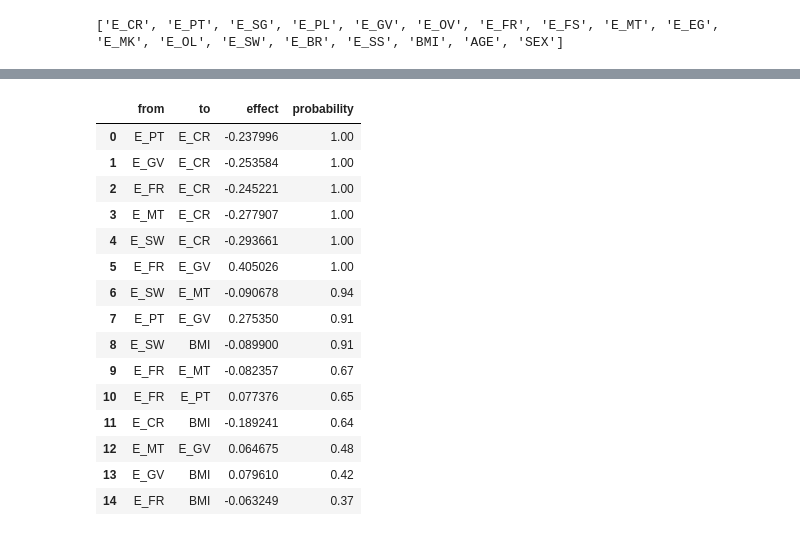
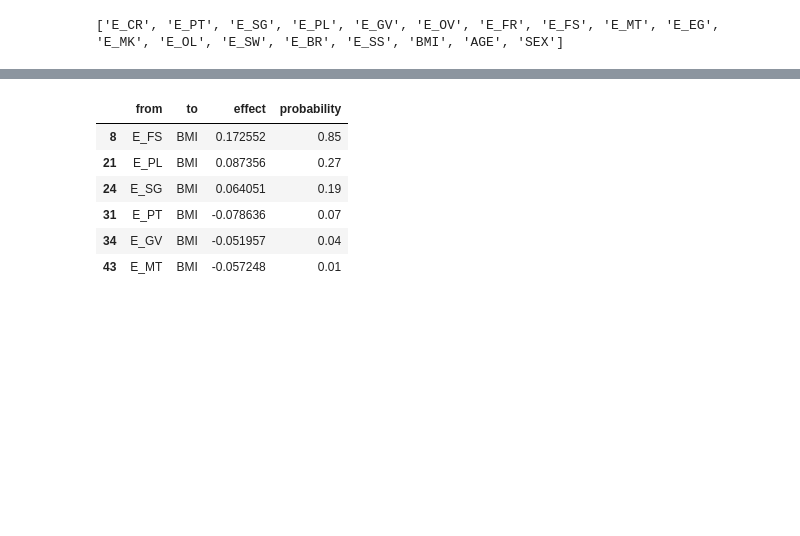
Before and after one commit to Shi-raishi/Graduation-research, a Jupyter notebook: nutr_ratio__all_data.ipynb, the cells around one changed output, grey strips where cells are left out. Drawn from its saved outputs; the diff is of its cells as text; code cells hidden in the pictures; blank space fills up the shorter version.

```diff
--- a/nutr_ratio__all_data.ipynb
+++ b/nutr_ratio__all_data.ipynb
@@ -438,14 +440,14 @@ print(values_dataframe_cleaned.columns.tolist())
 # %% [output]
 ['E_CR', 'E_PT', 'E_SG', 'E_PL', 'E_GV', 'E_OV', 'E_FR', 'E_FS', 'E_MT', 'E_EG', 'E_MK', 'E_OL', 'E_SW', 'E_BR', 'E_SS', 'BMI', 'AGE', 'SEX']
 # %%
-# 変数を指定するリスト(その他野菜、油脂類、果実類を削除)
-selected_variables = ['E_CR', 'E_PT', 'E_GV', 'E_FR', 'E_MT', 'E_SW', 'BMI']
+# 変数を指定するリスト
+selected_variables = ['E_CR', 'E_PT', 'E_SG', 'E_PL', 'E_GV', 'E_FS', 'E_MT',  'BMI']
 # 使用する変数を確認
 df = values_dataframe_cleaned[selected_variables]
 # 0data削除
 df_filtered = df[(df != 0).all(axis=1)]
 # LiNGAM
-dot,causal_df = LiNGAM(df_filtered,'nutr_ratio_all_data')
+dot,causal_df = LiNGAM(df_filtered,'nutr_ratio_all_data_8Var')
 dot
 # %% [output]
 因果の順番
@@ -472,19 +471,10 @@ dot
-# %%
-causal_df.head(15)
-# %% [output]
-|  | from | to | effect | probability |
-| 0 | E_PT | E_CR | -0.237996 | 1.00 |
-| 1 | E_GV | E_CR | -0.253584 | 1.00 |
-| 2 | E_FR | E_CR | -0.245221 | 1.00 |
-| 3 | E_MT | E_CR | -0.277907 | 1.00 |
-| 4 | E_SW | E_CR | -0.293661 | 1.00 |
-| 5 | E_FR | E_GV | 0.405026 | 1.00 |
-| 6 | E_SW | E_MT | -0.090678 | 0.94 |
-| 7 | E_PT | E_GV | 0.275350 | 0.91 |
-| 8 | E_SW | BMI | -0.089900 | 0.91 |
-| 9 | E_FR | E_MT | -0.082357 | 0.67 |
-| 10 | E_FR | E_PT | 0.077376 | 0.65 |
-| 11 | E_CR | BMI | -0.189241 | 0.64 |
-| 12 | E_MT | E_GV | 0.064675 | 0.48 |
-| 13 | E_GV | BMI | 0.079610 | 0.42 |
-| 14 | E_FR | BMI | -0.063249 | 0.37 |
+# %%
+causal_df[causal_df['to']=='BMI']
+# %% [output]
+|  | from | to | effect | probability |
+| 8 | E_FS | BMI | 0.172552 | 0.85 |
+| 21 | E_PL | BMI | 0.087356 | 0.27 |
+| 24 | E_SG | BMI | 0.064051 | 0.19 |
+| 31 | E_PT | BMI | -0.078636 | 0.07 |
+| 34 | E_GV | BMI | -0.051957 | 0.04 |
+| 43 | E_MT | BMI | -0.057248 | 0.01 |
```
Also changed, not shown: parts of 8 cells of this notebook.
